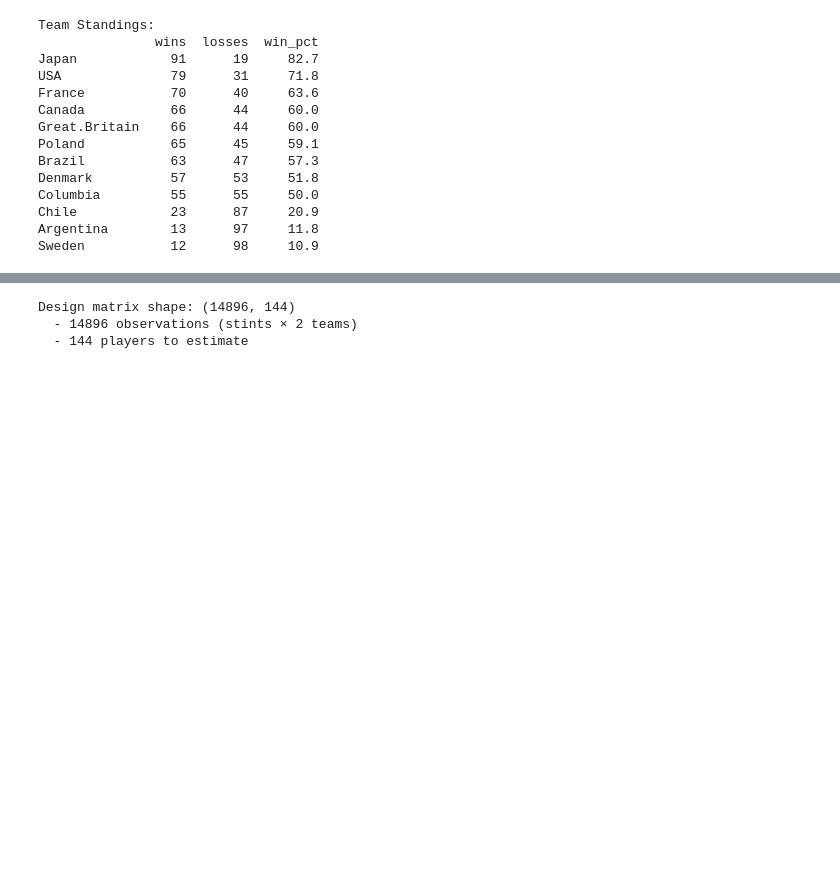
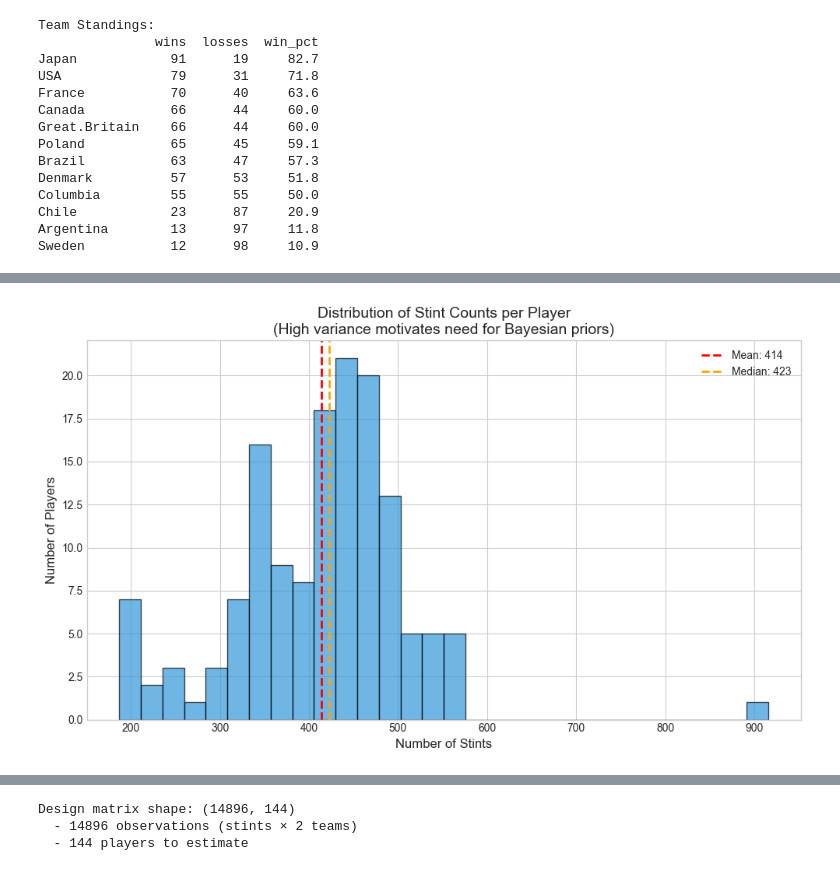
Before and after one commit to dhruvsharma11/MSE-433-module-1, a Jupyter notebook: analysis.ipynb, the cells around one changed output, grey strips where cells are left out. Drawn from its saved outputs; the diff is of its cells as text; code cells hidden in the pictures; blank space fills up the shorter version.

```diff
--- a/analysis.ipynb
+++ b/analysis.ipynb
@@ -362,0 +216,17 @@ The **β coefficients are the individual player values** we solve for using Ridg
+# %%
+# Visualize stint count distribution
+fig, ax = plt.subplots(figsize=(10, 6))
+
+ax.hist(stint_counts_df['stint_count'], bins=30, edgecolor='black', alpha=0.7, color='#3498db')
+ax.axvline(stint_counts_df['stint_count'].mean(), color='red', linestyle='--', linewidth=2, label=f"Mean: {stint_counts_df['stint_count'].mean():.0f}")
+ax.axvline(stint_counts_df['stint_count'].median(), color='orange', linestyle='--', linewidth=2, label=f"Median: {stint_counts_df['stint_count'].median():.0f}")
+
+ax.set_xlabel('Number of Stints', fontsize=12)
+ax.set_ylabel('Number of Players', fontsize=12)
+ax.set_title('Distribution of Stint Counts per Player\n(High variance motivates need for Bayesian priors)', fontsize=14)
+ax.legend()
+
+plt.tight_layout()
+plt.show()
+# %% [output]
+[figure, added]
```
Also changed, not shown: parts of 28 cells of this notebook, 3 other files.
